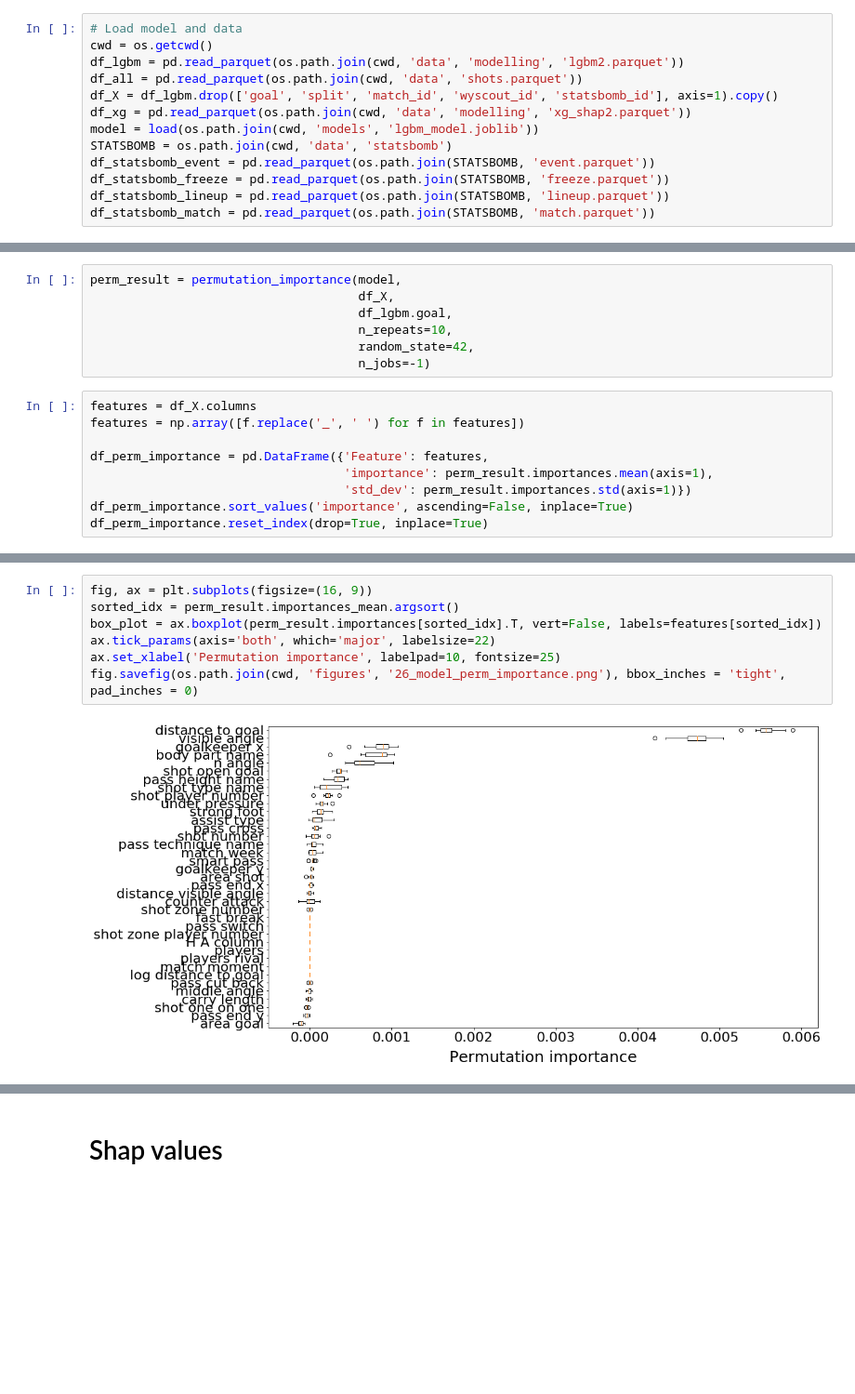
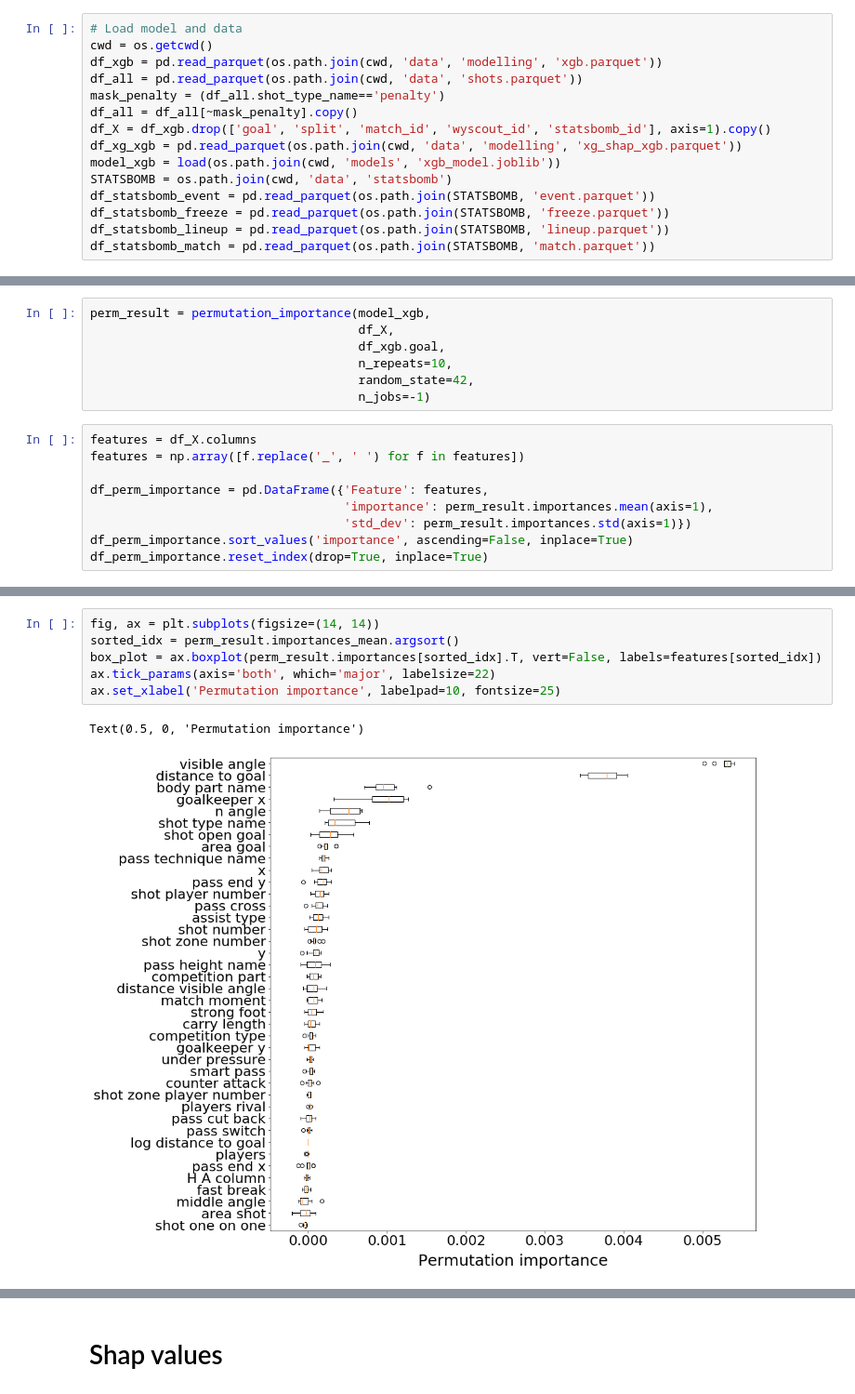
Before and after one commit to SergiRuizUNIR/TFG, a Jupyter notebook: 14_Visualizar_xG.ipynb, the cells around one changed output, grey strips where cells are left out. Shown at 93% size. Cells and saved outputs as stored; diff of their text form; blank space fills up the shorter version.

```diff
--- a/14_Visualizar_xG.ipynb
+++ b/14_Visualizar_xG.ipynb
@@ -23,11 +16,13 @@ from urllib.request import urlopen
 # %%
 # Load model and data
 cwd = os.getcwd()
-df_lgbm = pd.read_parquet(os.path.join(cwd, 'data', 'modelling', 'lgbm2.parquet'))
+df_xgb = pd.read_parquet(os.path.join(cwd, 'data', 'modelling', 'xgb.parquet'))
 df_all = pd.read_parquet(os.path.join(cwd, 'data', 'shots.parquet'))
-df_X = df_lgbm.drop(['goal', 'split', 'match_id', 'wyscout_id', 'statsbomb_id'], axis=1).copy()
-df_xg = pd.read_parquet(os.path.join(cwd, 'data', 'modelling', 'xg_shap2.parquet'))
-model = load(os.path.join(cwd, 'models', 'lgbm_model.joblib'))
+mask_penalty = (df_all.shot_type_name=='penalty')
+df_all = df_all[~mask_penalty].copy()
+df_X = df_xgb.drop(['goal', 'split', 'match_id', 'wyscout_id', 'statsbomb_id'], axis=1).copy()
+df_xg_xgb = pd.read_parquet(os.path.join(cwd, 'data', 'modelling', 'xg_shap_xgb.parquet'))
+model_xgb = load(os.path.join(cwd, 'models', 'xgb_model.joblib'))
 STATSBOMB = os.path.join(cwd, 'data', 'statsbomb')
 df_statsbomb_event = pd.read_parquet(os.path.join(STATSBOMB, 'event.parquet'))
 df_statsbomb_freeze = pd.read_parquet(os.path.join(STATSBOMB, 'freeze.parquet'))
@@ -195,9 +107,9 @@ fig.savefig(os.path.join(cwd, 'figures', '25_mean_xg_heatmap.png'), bbox_inches
 # %% [markdown]
 # Permutation importance
 # %%
-perm_result = permutation_importance(model,
+perm_result = permutation_importance(model_xgb,
                                      df_X,
-                                     df_lgbm.goal,
+                                     df_xgb.goal,
                                      n_repeats=10,
                                      random_state=42,
                                      n_jobs=-1)
@@ -233,9 +158,9 @@ df_perm_importance
 # %%
-fig, ax = plt.subplots(figsize=(16, 9))
+fig, ax = plt.subplots(figsize=(14, 14))
 sorted_idx = perm_result.importances_mean.argsort()
 box_plot = ax.boxplot(perm_result.importances[sorted_idx].T, vert=False, labels=features[sorted_idx])
 ax.tick_params(axis='both', which='major', labelsize=22)
 ax.set_xlabel('Permutation importance', labelpad=10, fontsize=25)
-fig.savefig(os.path.join(cwd, 'figures', '26_model_perm_importance.png'), bbox_inches = 'tight', pad_inches = 0)
 # %% [output]
+Text(0.5, 0, 'Permutation importance')
-[figure, old version]
+[figure, new version]
```
Also changed, not shown: parts of 51 cells of this notebook, 4 other files.
